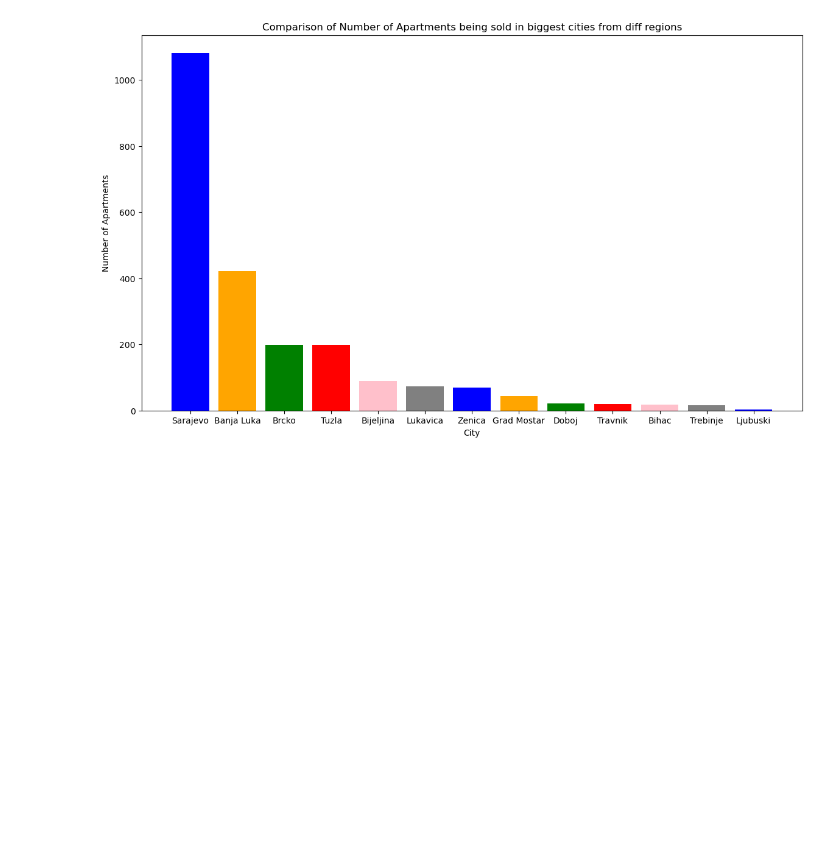
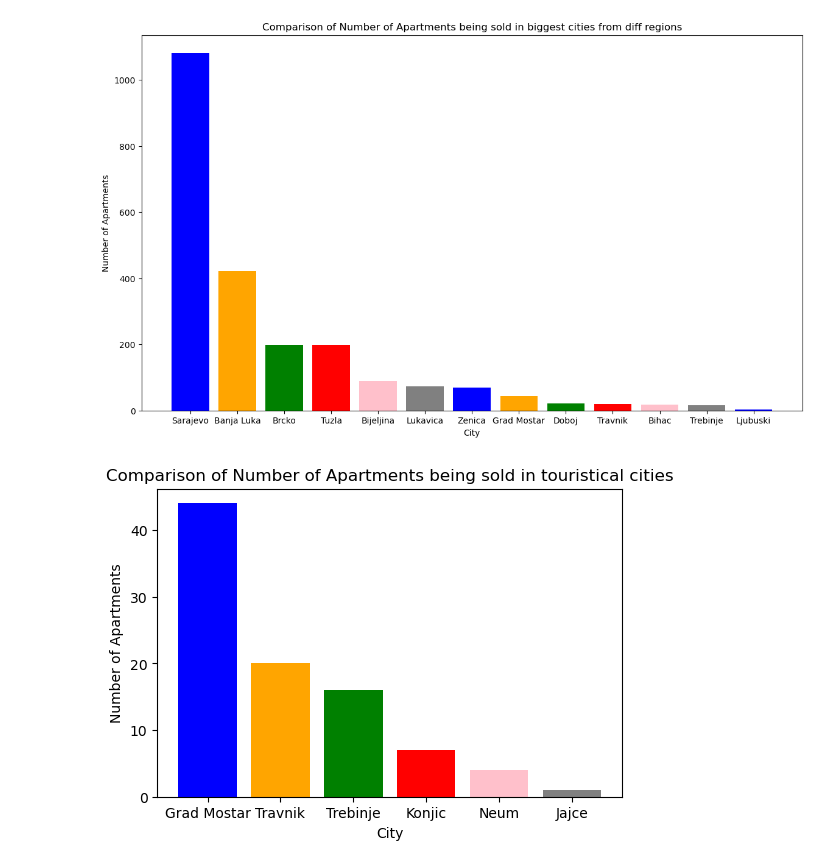
Before and after one commit to Ismar1509/BiH-Apartments--Prices-Prediction, a Jupyter notebook: EDA.ipynb, the cells around one changed output. Drawn from its saved outputs; the diff is of its cells as text; code cells hidden in the pictures; blank space fills up the shorter version.

```diff
--- a/EDA.ipynb
+++ b/EDA.ipynb
@@ -349,3 +349,23 @@ plt.ylabel('Number of Apartments')
 plt.show()
 # %% [output]
 [figure]
+# %%
+import matplotlib.pyplot as plt
+
+#Taking biggest cities in Bosnia and Herzegovina to analyze
+cities_to_compare = ['Neum', 'Jajce', 'Travnik', 'Grad Mostar', 'Trebinje', 'Konjic']
+filtered_df = df[df['cityShort'].isin(cities_to_compare)]
+
+# Group by 'cityShort' and count the number of entries (rows)
+city_comparison = filtered_df['cityShort'].value_counts().reset_index()
+city_comparison.columns = ['cityShort', 'count']
+
+# Create a bar plot to compare the counts
+plt.figure(figsize=(6, 4))
+plt.bar(city_comparison['cityShort'], city_comparison['count'], color=['blue', 'orange', 'green', 'red', 'pink', 'grey'])
+plt.title('Comparison of Number of Apartments being sold in touristical cities')
+plt.xlabel('City')
+plt.ylabel('Number of Apartments')
+plt.show()
+# %% [output]
+[figure, added]
```
Also changed, not shown: parts of 1 cell of this notebook.
